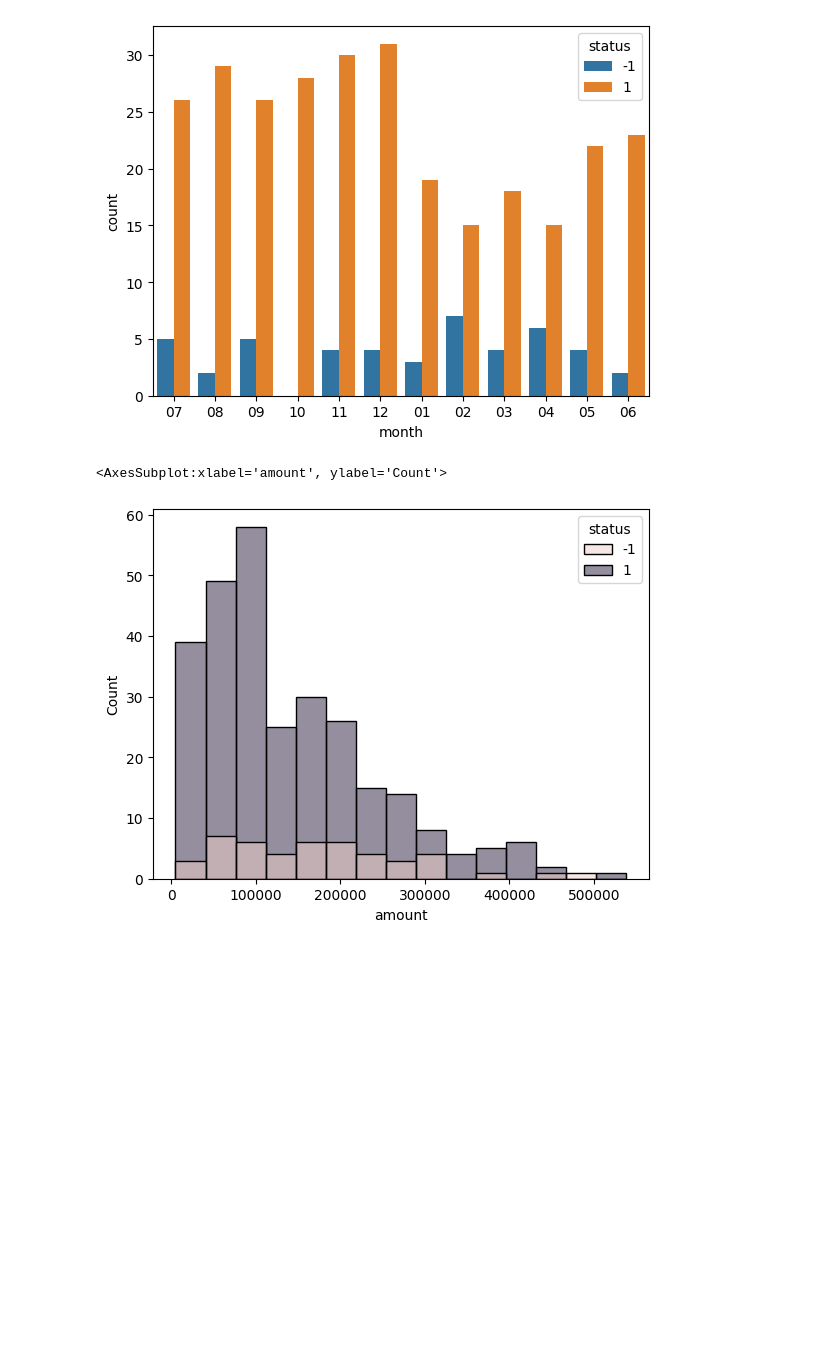
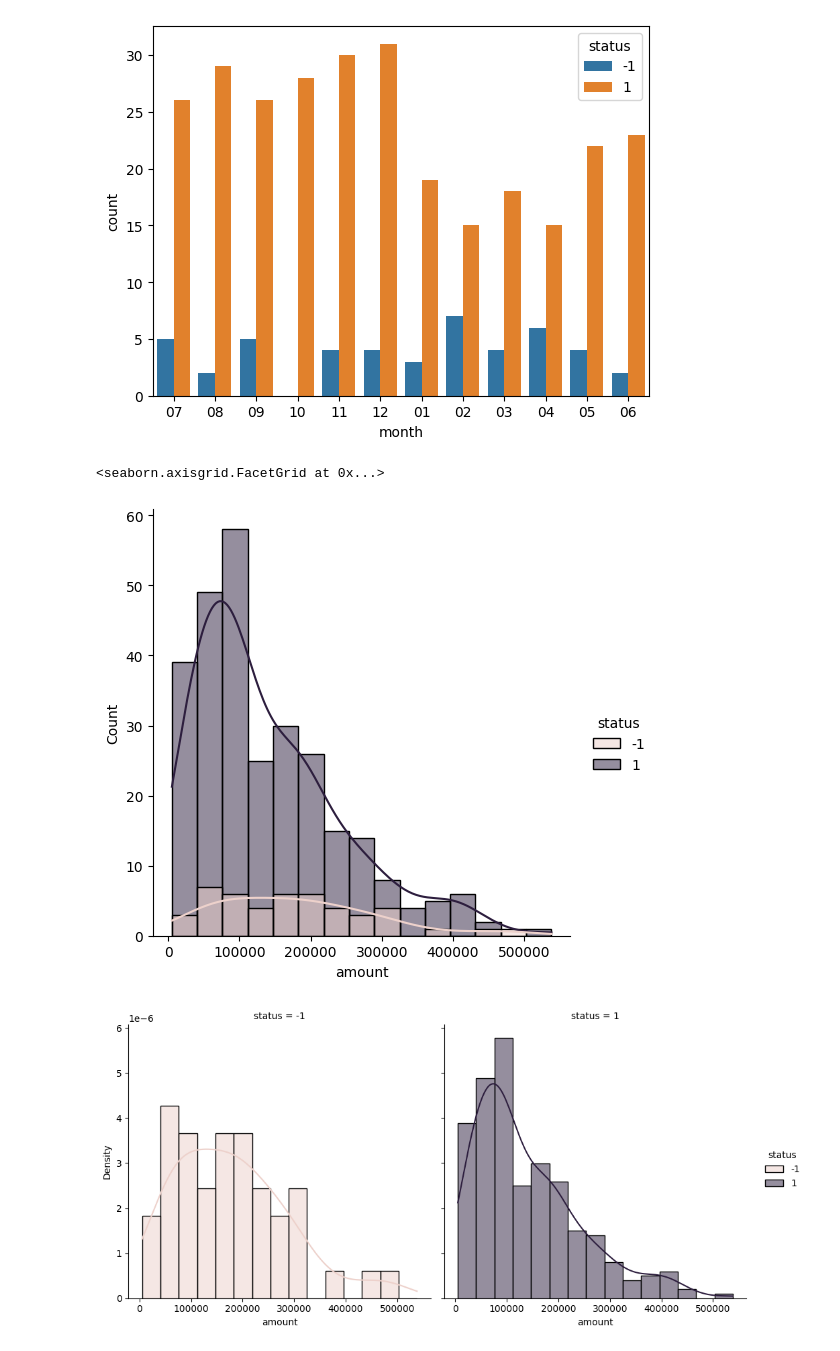
Before and after one commit to adr1an0s0ar3s/feup-ac-22-23, a Jupyter notebook: notebooks/loan.ipynb, the cells around one changed output. Saved outputs shown, nothing was run; the diff lists cells and outputs as text; code cells hidden in the pictures; blank space fills up the shorter version.

```diff
--- a/notebooks/loan.ipynb
+++ b/notebooks/loan.ipynb
@@ -95,6 +104,7 @@ sns.countplot(df, x='yearMonth')
 <AxesSubplot:xlabel='yearMonth', ylabel='count'>
 [figure]
 # %%
+df['year'] = df['date'].apply(lambda x: x[:2])
 sns.countplot(df, x='year', hue='status')
 # %% [output]
 <AxesSubplot:xlabel='year', ylabel='count'>
@@ -105,7 +115,9 @@ sns.countplot(df, x='month', hue='status')
 <AxesSubplot:xlabel='month', ylabel='count'>
 [figure]
 # %%
-sns.histplot(df, x='amount', hue='status')
+sns.displot(df, x='amount', hue='status', kde=True)
+sns.displot(df, x='amount', hue='status', stat='density', col='status', common_norm=False, kde=True)
 # %% [output]
-<AxesSubplot:xlabel='amount', ylabel='Count'>
+<seaborn.axisgrid.FacetGrid at 0x...>
-[figure, old version]
+[figure, new version]
+[figure, added]
```
Also changed, not shown: parts of 10 cells of this notebook.
